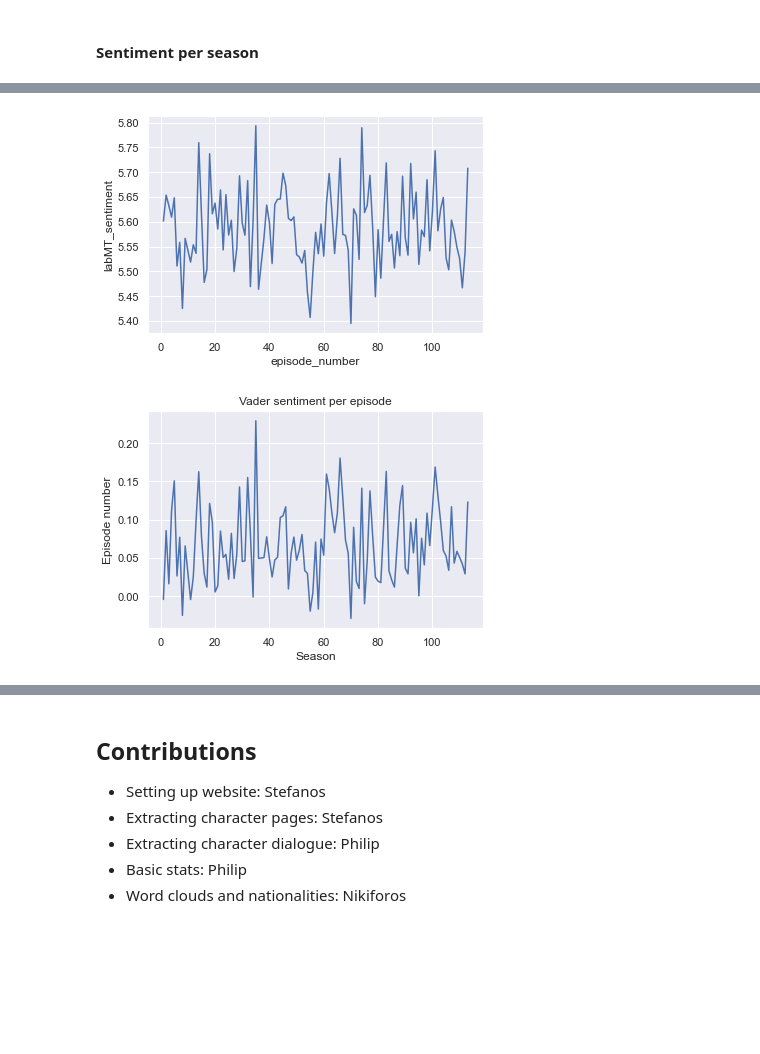
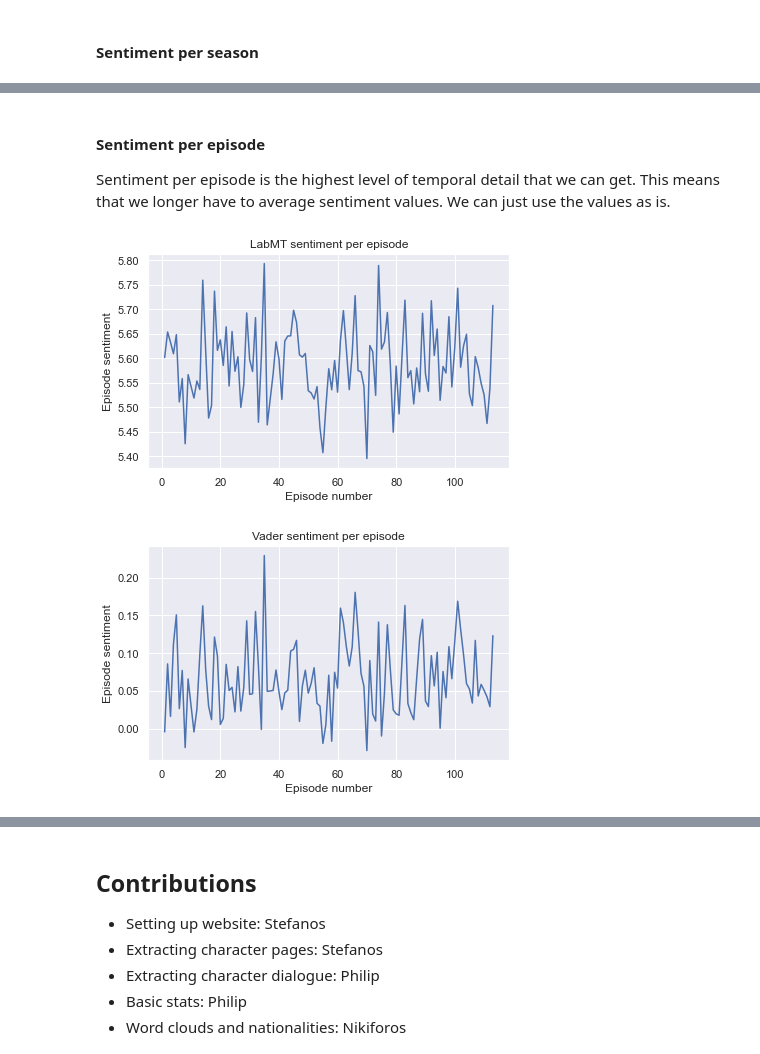
Before and after one commit to philipwastakenwastaken/social-graphs-project-2021, a Jupyter notebook: explainer.ipynb, the cells around one changed output, grey strips where cells are left out. Cells and saved outputs as stored; diff of their text form; code cells hidden in the pictures; blank space fills up the shorter version.

```diff
--- a/explainer.ipynb
+++ b/explainer.ipynb
@@ -2011,18 +2015,26 @@ plt.show()
+# %% [markdown]
+#### Sentiment per episode
+
+Sentiment per episode is the highest level of temporal detail that we can get. This means that we longer have to average sentiment values. We can just use the values as is.
 # %%
 episode_sentiment = dialog_df_groups.groupby('episode_number').mean()
 # %%
 sns.lineplot(x=episode_sentiment.index, y=episode_sentiment['labMT_sentiment'])
 plt.title('LabMT sentiment per episode')
-plt.xlabel('Season')
-plt.ylabel('Episode number')
+plt.xlabel('Episode number')
+plt.ylabel('Episode sentiment')
+
+plt.tight_layout()
 plt.show()
 # %% [output]
-[figure, old version]
+[figure, new version]
 # %%
 sns.lineplot(x=episode_sentiment.index, y=episode_sentiment['Vader_sentiment'])
 plt.title('Vader sentiment per episode')
-plt.xlabel('Season')
-plt.ylabel('Episode number')
+plt.xlabel('Episode number')
+plt.ylabel('Episode sentiment')
+
+plt.tight_layout()
 plt.show()
 # %% [output]
-[figure, old version]
+[figure, new version]
```
Also changed, not shown: parts of 12 cells of this notebook.
